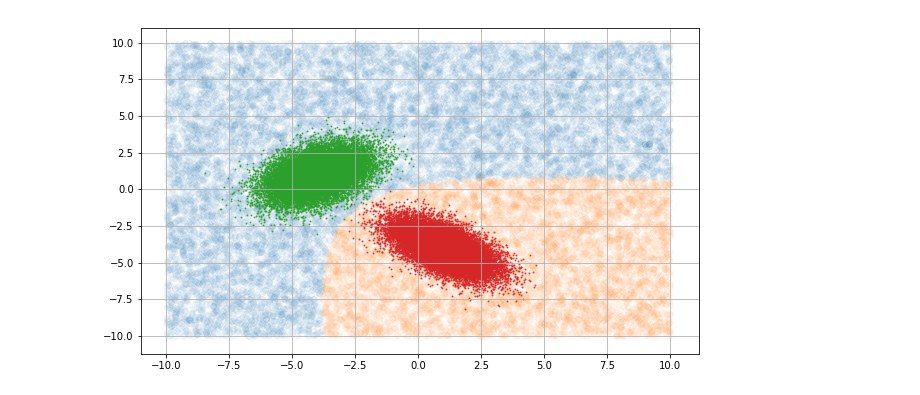
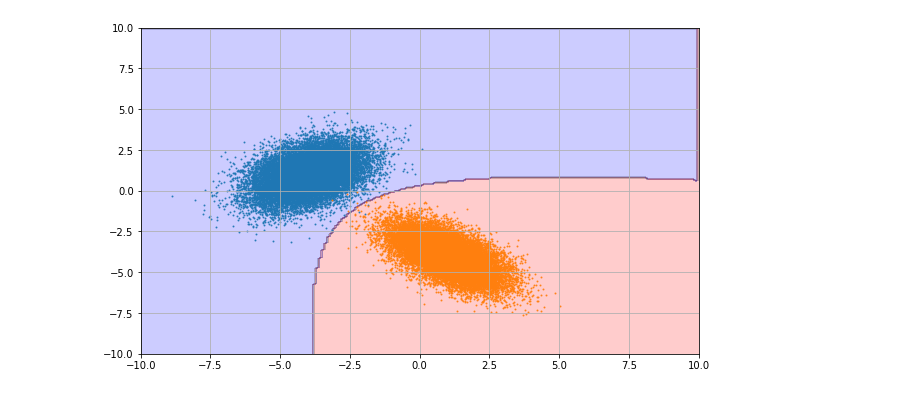
Before and after one commit to RF-Lab/lab_sources, a Jupyter notebook: notebooks/bayes1.ipynb, the cells around one changed output. Drawn from its saved outputs; the diff is of its cells as text; code cells hidden in the pictures.

```diff
--- a/notebooks/bayes1.ipynb
+++ b/notebooks/bayes1.ipynb
@@ -1,6 +1,21 @@
 # %%
 from matplotlib import pyplot as plt
 import numpy as np
+
+def plot_boundaries():
+  G       = 200
+  x       = np.linspace(-10, 10, G)
+  y       = np.linspace(-10, 10, G)
+  xv, yv  = np.meshgrid(x, y)
+  F       = np.zeros((G,G))
+  for k in range(0,G-1):
+    for m in range(0,G-1):
+      x = np.array([ [xv[k,m]], [yv[k,m]] ])
+      phi1 = -x.T @ invSigma1 @ x + x.T @ invSigma1 @ mu1 + mu1.T @ invSigma1 @ x - mu1.T @ invSigma1 @ mu1 - detSigma1
+      phi2 = -x.T @ invSigma2 @ x + x.T @ invSigma2 @ mu2 + mu2.T @ invSigma2 @ x - mu2.T @ invSigma2 @ mu2 - detSigma2
+      F[k,m] = phi1 > phi2
+  plt.contourf( xv, yv, F, colors=['red','black','blue','gray'], alpha=0.2 )
+
 
 N         = 20000
 mu1       = np.array([ [-4], [1] ])
@@ -11,35 +26,34 @@ invSigma1 = np.linalg.inv(sigma1)
 invSigma2 = np.linalg.inv(sigma2)
 detSigma1 = np.log(np.linalg.det(sigma1))
 detSigma2 = np.log(np.linalg.det(sigma2))
 
 s1     = np.linalg.cholesky( sigma1 )
 s2     = np.linalg.cholesky( sigma2 )
 
 
 #print(np.shape(mu1))
 vmu1    = np.tile(mu1,(1,N))
 #print(np.shape(mu1))
 x1     = s1 @ np.random.randn(2,N) + vmu1
 
 vmu2    = np.tile(mu2,(1,N))
 x2     = s2 @ np.random.randn(2,N) + vmu2
 
 # Bayesian classifier
 phi   = np.zeros((2,N))
 rand_x = np.random.rand(2,N)*20 -10
 for k in range(0,N-1):
   phi[0,k] = -rand_x[:,k].T @ invSigma1 @ rand_x[:,k] + rand_x[:,k].T @ invSigma1 @ mu1 + mu1.T @ invSigma1 @ rand_x[:,k] - mu1.T @ invSigma1 @ mu1 - detSigma1
   phi[1,k] = -rand_x[:,k].T @ invSigma2 @ rand_x[:,k] + rand_x[:,k].T @ invSigma2 @ mu2 + mu2.T @ invSigma2 @ rand_x[:,k] - mu2.T @ invSigma2 @ mu2 - detSigma2
 
 
 fig = plt.figure(figsize=[10,6])
 
-plt.scatter( rand_x[0, phi[0,:]>phi[1,:] ], rand_x[1, phi[0,:]>phi[1,:] ], alpha=0.04 )
-plt.scatter( rand_x[0, phi[0,:]<=phi[1,:] ], rand_x[1, phi[0,:]<=phi[1,:] ], alpha=0.04 )
+plot_boundaries()
 
-plt.scatter( x1[0], x1[1], s=1, alpha=0.75  )
-plt.scatter( x2[0], x2[1], s=1, alpha=0.75 )
+plt.scatter( x1[0], x1[1], s=1, alpha=0.85  )
+plt.scatter( x2[0], x2[1], s=1, alpha=0.85 )
 
 plt.grid(True)
 # %% [output]
-[figure, old version]
+[figure, new version]
```
